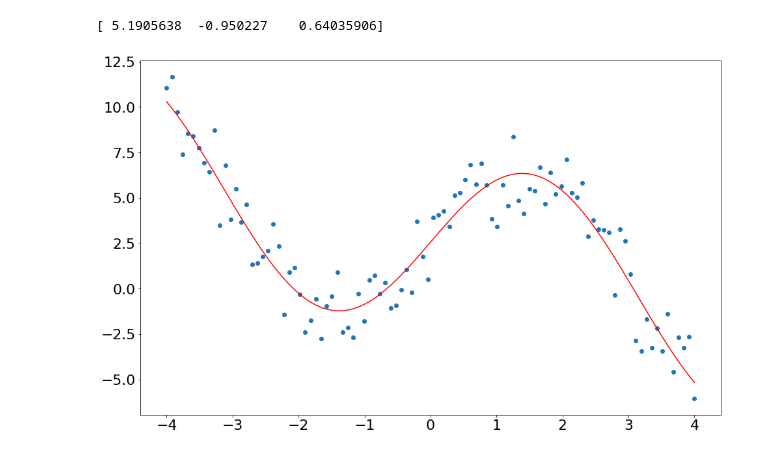
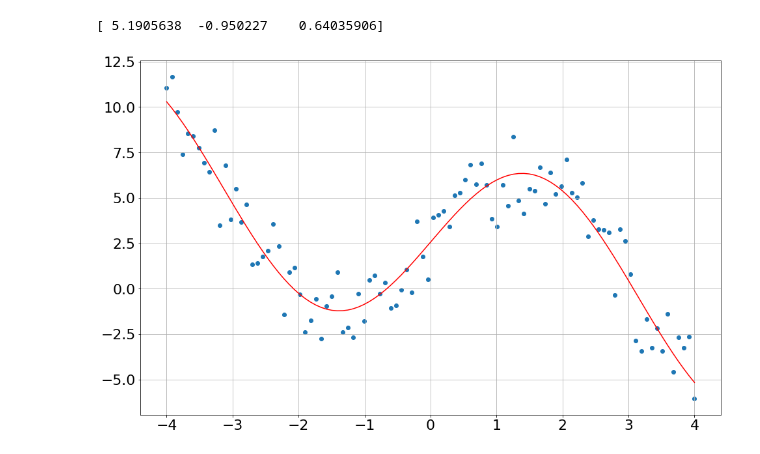
Before and after one commit to nielsw2/ACM20030-Examples, a Jupyter notebook: InterestingExamples/LinearLeastSquares.ipynb, the cells around one changed output. Drawn from its saved outputs; the diff is of its cells as text; code cells hidden in the pictures.

Commit message:
Add grid to plot

```diff
--- a/InterestingExamples/LinearLeastSquares.ipynb
+++ b/InterestingExamples/LinearLeastSquares.ipynb
@@ -190,6 +190,7 @@ print(fitCoeffs)
 [ 5.1905638  -0.950227    0.64035906]
 # %%
 plt.scatter(xi, yiNoisy)
+plt.grid(True)
 plt.plot(xi, fit, 'r');
 # %% [output]
-[figure, old version]
+[figure, new version]
```
